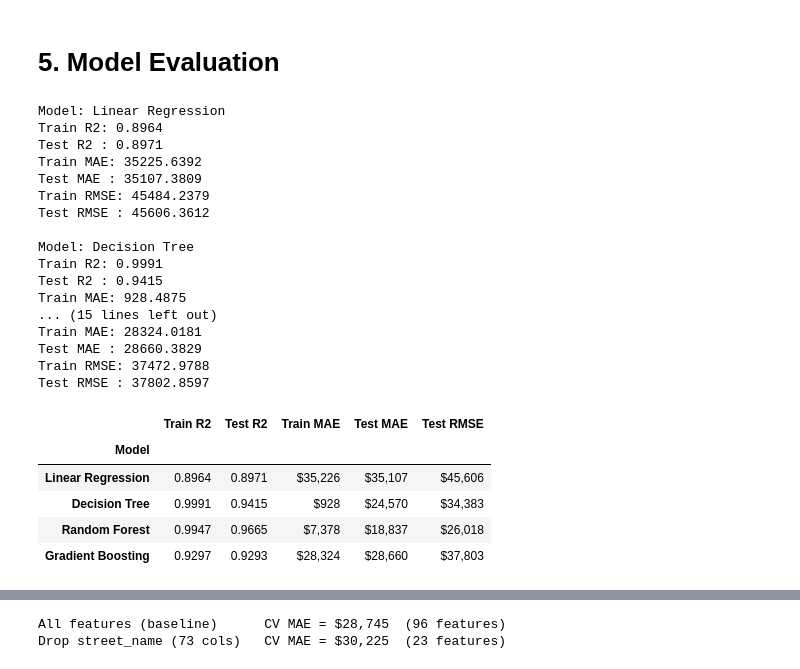
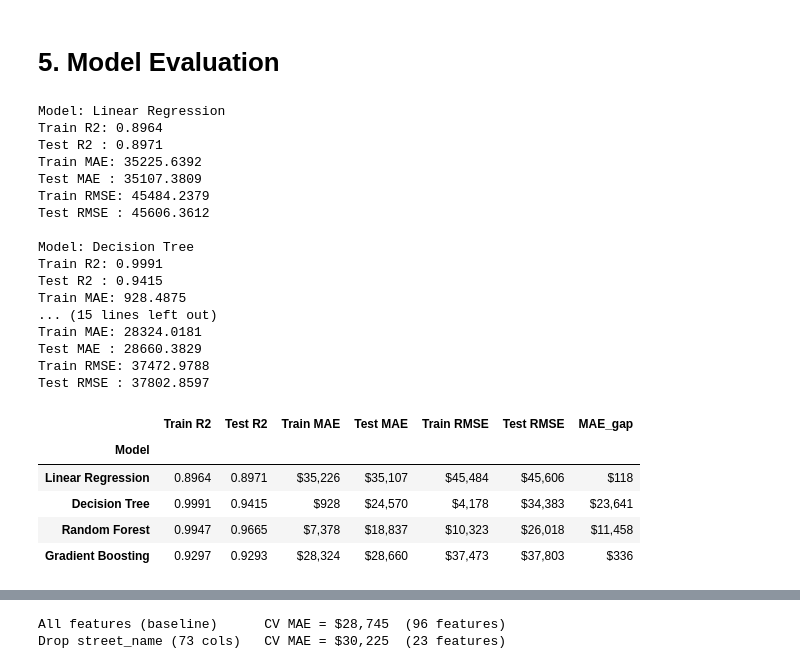
Before and after one commit to niroxzv/mldpschooljunyu, a Jupyter notebook: MLDP Program Codes Submission Template(1).ipynb, the cells around one changed output, grey strips where cells are left out. Drawn from its saved outputs; the diff is of its cells as text; code cells hidden in the pictures.

```diff
--- a/MLDP Program Codes Submission Template(1).ipynb
+++ b/MLDP Program Codes Submission Template(1).ipynb
@@ -377,7 +387,6 @@ for name, model in models.items():
     print()
     evaluation_results.append((name, r2_score(y_test, test_predictions), mean_absolute_error(y_test, test_predictions)))
 
-y_pred = model.predict(X_test)
 
 table_rows = []
 for name, model in models.items():
@@ -387,44 +396,40 @@ for name, model in models.items():
         'Model': name,
         'Train R2': round(r2_score(y_train, trp), 4),
         'Test R2':  round(r2_score(y_test,  tep), 4),
         'Train MAE': mean_absolute_error(y_train, trp),
         'Test MAE':  mean_absolute_error(y_test,  tep),
+        'Train RMSE': root_mean_squared_error(y_train, trp),
         'Test RMSE': root_mean_squared_error(y_test, tep),
+        'MAE_gap': abs(mean_absolute_error(y_test, tep) - mean_absolute_error(y_train, trp))
     })
+
 
 results_table = pd.DataFrame(table_rows).set_index('Model')
 results_table.style.format({
     'Train R2': '{:.4f}', 'Test R2': '{:.4f}',
-    'Train MAE': '${:,.0f}', 'Test MAE': '${:,.0f}', 'Test RMSE': '${:,.0f}',
+    'Train MAE': '${:,.0f}', 'Test MAE': '${:,.0f}', 'Train RMSE': '${:,.0f}', 'Test RMSE': '${:,.0f}', 'MAE_gap': '${:,.0f}'
 })
-
-## Linear regression model is underfitting and has the worst performance among the models. It is not able
-## to capture the complex relationships in the data, leading to lower R2 and higher error metrics.
-## Decision Tree has a mismatch between its train and test which is off by around 13k in MAE in decision tree.
-## Random forest both MAE and RMSE are mismatched by around 11k and 16k respectively and memorising in deep trees.
-## Both Random forest and Decision Tree are overfitting.
-## Gradient boosting is underfitting but has the best performance overall >90 r square and similar train and test numbers.
 # %% [output]
 Model: Linear Regression
 Train R2: 0.8964
 Test R2 : 0.8971
 Train MAE: 35225.6392
 Test MAE : 35107.3809
 Train RMSE: 45484.2379
 Test RMSE : 45606.3612
 
 Model: Decision Tree
 Train R2: 0.9991
 Test R2 : 0.9415
 Train MAE: 928.4875
 ... (15 lines left out)
 Train MAE: 28324.0181
 Test MAE : 28660.3829
 Train RMSE: 37472.9788
 Test RMSE : 37802.8597
-|  | Train R2 | Test R2 | Train MAE | Test MAE | Test RMSE |
-| Model |  |  |  |  |  |
-| Linear Regression | 0.8964 | 0.8971 | $35,226 | $35,107 | $45,606 |
-| Decision Tree | 0.9991 | 0.9415 | $928 | $24,570 | $34,383 |
-| Random Forest | 0.9947 | 0.9665 | $7,378 | $18,837 | $26,018 |
-| Gradient Boosting | 0.9297 | 0.9293 | $28,324 | $28,660 | $37,803 |
+|  | Train R2 | Test R2 | Train MAE | Test MAE | Train RMSE | Test RMSE | MAE_gap |
+| Model |  |  |  |  |  |  |  |
+| Linear Regression | 0.8964 | 0.8971 | $35,226 | $35,107 | $45,484 | $45,606 | $118 |
+| Decision Tree | 0.9991 | 0.9415 | $928 | $24,570 | $4,178 | $34,383 | $23,641 |
+| Random Forest | 0.9947 | 0.9665 | $7,378 | $18,837 | $10,323 | $26,018 | $11,458 |
+| Gradient Boosting | 0.9297 | 0.9293 | $28,324 | $28,660 | $37,473 | $37,803 | $336 |
```
Also changed, not shown: parts of 11 cells of this notebook.
